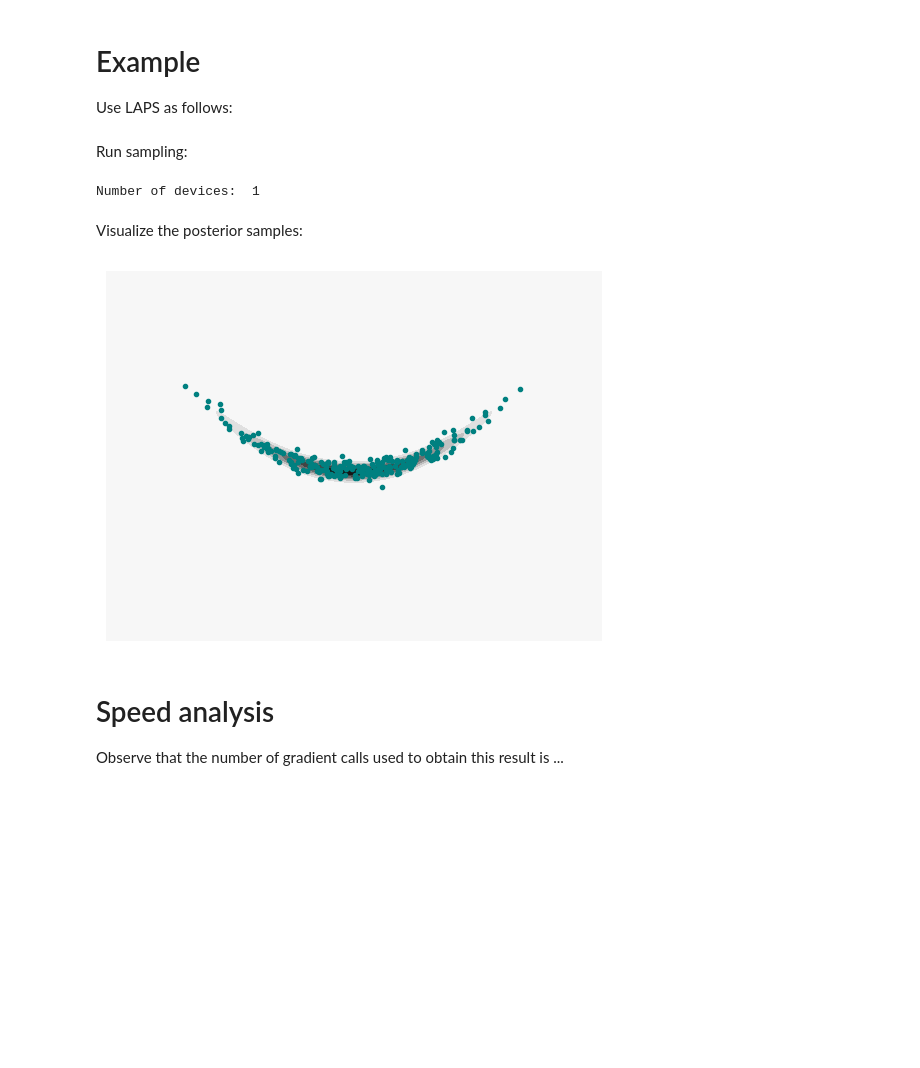
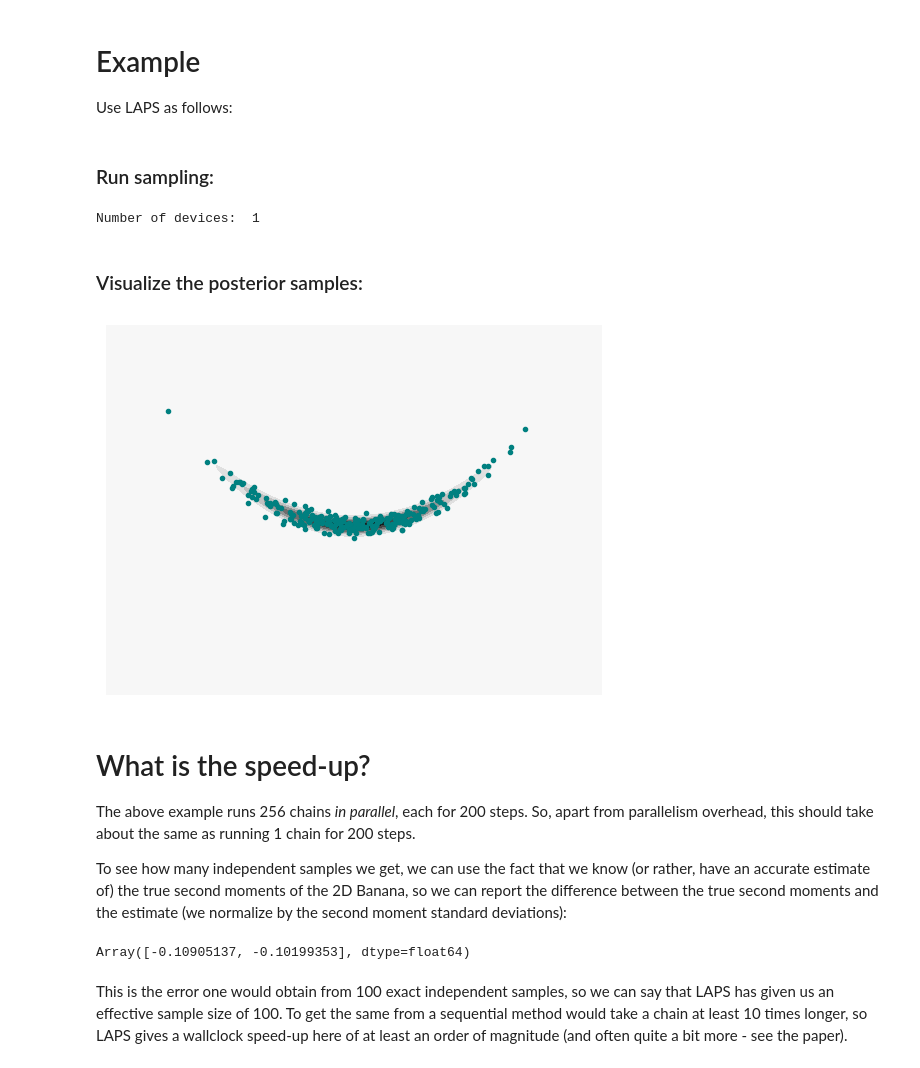
Before and after one commit to reubenharry/sampler-benchmarks, a Jupyter notebook: papers/LAPS/tutorial.ipynb, the cells around one changed output. Cells and saved outputs as stored; diff of their text form; code cells hidden in the pictures; blank space fills up the shorter version.

```diff
--- a/papers/LAPS/tutorial.ipynb
+++ b/papers/LAPS/tutorial.ipynb
@@ -215,8 +72,8 @@ rng_key_sampling, rng_key_init = jax.random.split(jax.random.key(42))
 
 # Function that takes a random seed and produces a vector of parameters. Each chain will be initialized by calling this function with a different random seed.
 sample_init = lambda key: jax.random.normal(key, shape= ndims)
-# %% [markdown]
-Run sampling:
+# %% [markdown]
+### Run sampling:
 # %%
 
 num_chains = 256
@@ -226,27 +83,57 @@ mesh = jax.sharding.Mesh(jax.devices()[:1], 'chains')
 
 print('Number of devices: ', len(jax.devices()))
 
-samples = laps(logdensity_fn, ndims, sample_init, rng_key_sampling, num_steps1, num_steps2, num_chains, mesh)
+info, grads_per_step, _acc_prob, samples = run_laps(
+    logdensity_fn=logdensity_fn,
+    sample_init= sample_init,
+    ndims= ndims,
+    num_steps1=num_steps1,
+    num_steps2=num_steps2,
+    num_chains=num_chains,
+    mesh=mesh,
+    rng_key= jax.random.key(0),
+    early_stop= False,
+    diagonal_preconditioning= True,
+    steps_per_sample=15,
+    r_end=0.01,
+    diagnostics= False,
+    superchain_size= 1
+)
 # %% [output]
 Number of devices:  1
 # %% [markdown]
-Visualize the posterior samples:
+### Visualize the posterior samples:
 # %%
 import matplotlib.pyplot as plt
 
 x1 = jnp.linspace(-35, 35, 500)
 x2 = jnp.linspace(-35, 35, 500)
 X1, X2= jnp.meshgrid(x1, x2)
 X = jnp.stack((X1, X2), axis=-1)
 Z = jnp.exp(jax.vmap(jax.vmap(logdensity_fn))(X))
 
-plt.plot(samples[:, 0], samples[:, 1], '.', color = 'teal')
+plt.plot(samples.position[:, 0], samples.position[:, 1], '.', color = 'teal')
 plt.contourf(X1, X2, Z, cmap = 'Greys')
 plt.axis('off')
 plt.show()
 # %% [output]
-[figure, old version]
+[figure, new version]
 # %% [markdown]
-# Speed analysis
+# What is the speed-up?
 
-Observe that the number of gradient calls used to obtain this result is ...
+The above example runs 256 chains *in parallel*, each for 200 steps. So, apart from parallelism overhead, this should take about the same as running 1 chain for 200 steps.
+
+To see how many independent samples we get, we can use the fact that we know (or rather, have an accurate estimate of) the true second moments of the 2D Banana, so we can report the difference between the true second moments and the estimate (we normalize by the second moment standard deviations):
+# %%
+ground_truth_second_moment_mean=jnp.array([100.0, 19.0])
+ground_truth_second_moment_standard_deviation=jnp.sqrt(jnp.array([20000.0, 4600.898]))
+
+estimated_second_moment_mean=jnp.mean(samples.position**2, axis=0)
+
+error = (estimated_second_moment_mean - ground_truth_second_moment_mean) / ground_truth_second_moment_standard_deviation
+
+error
+# %% [output]
+Array([-0.10905137, -0.10199353], dtype=float64)
+# %% [markdown]
+This is the error one would obtain from 100 exact independent samples, so we can say that LAPS has given us an effective sample size of 100. To get the same from a sequential method would take a chain at least 10 times longer, so LAPS gives a wallclock speed-up here of at least an order of magnitude (and often quite a bit more - see the paper).
```
Also changed, not shown: parts of 4 cells of this notebook, 21 other files.
